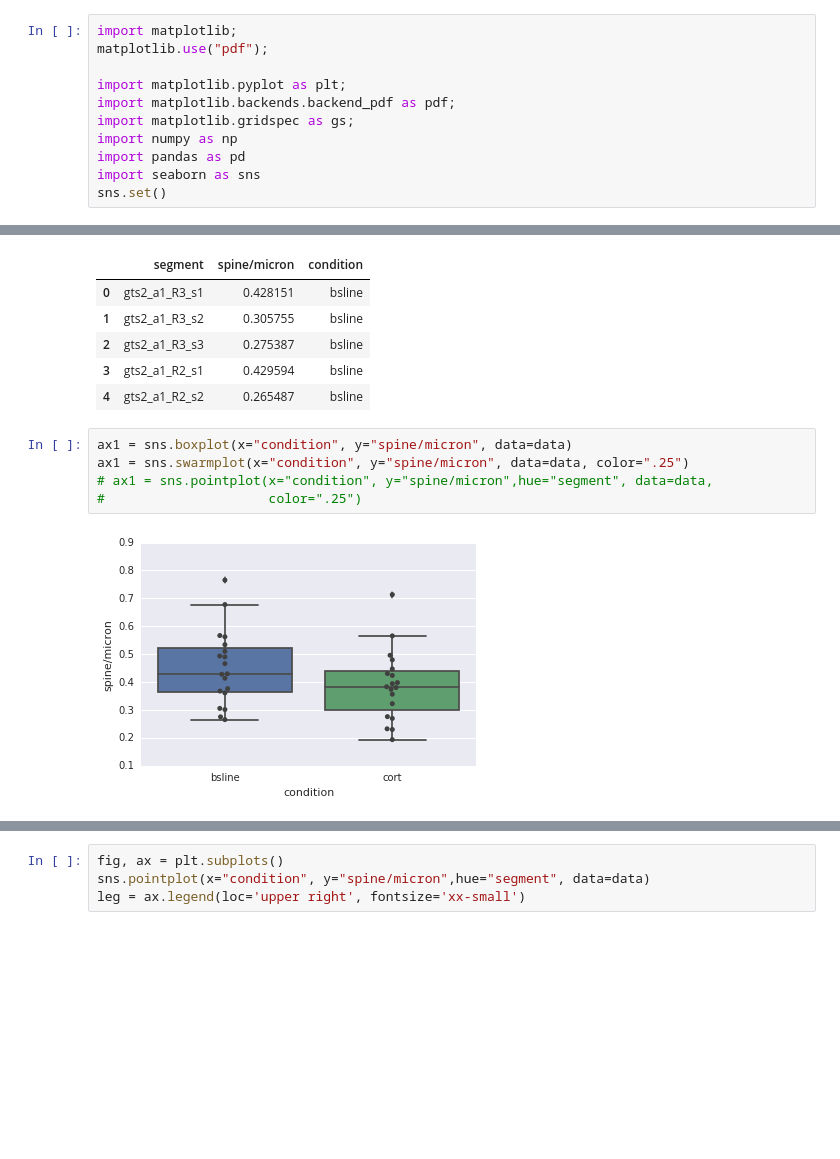
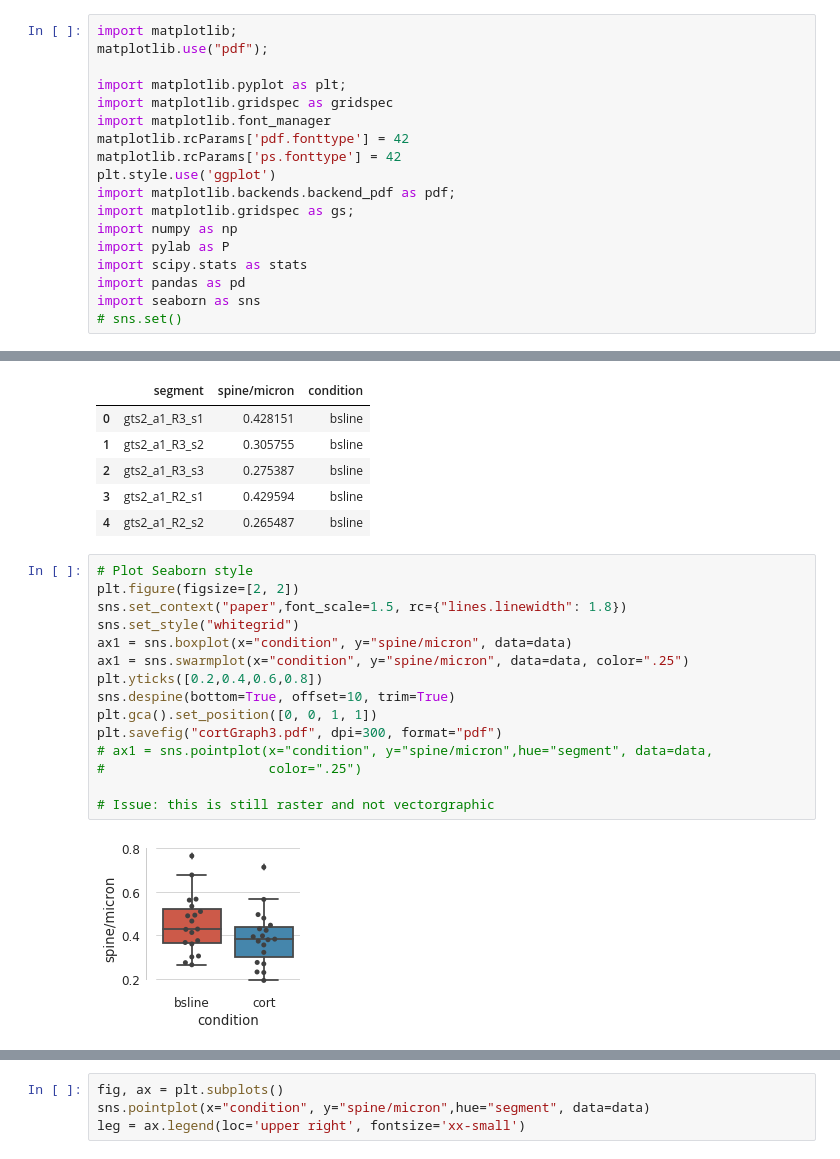
Before and after one commit to GergelyTuri/code, a Jupyter notebook: structuralDataPlotting.ipynb, the cells around one changed output, grey strips where cells are left out. Drawn from its saved outputs; the diff is of its cells as text; blank space fills up the shorter version.

```diff
--- a/structuralDataPlotting.ipynb
+++ b/structuralDataPlotting.ipynb
@@ -5,9 +5,16 @@ import matplotlib;
 matplotlib.use("pdf");
 
 import matplotlib.pyplot as plt;
+import matplotlib.gridspec as gridspec
+import matplotlib.font_manager
+matplotlib.rcParams['pdf.fonttype'] = 42
+matplotlib.rcParams['ps.fonttype'] = 42
+plt.style.use('ggplot')
 import matplotlib.backends.backend_pdf as pdf;
 import matplotlib.gridspec as gs;
 import numpy as np
+import pylab as P
+import scipy.stats as stats
 import pandas as pd
 import seaborn as sns
-sns.set()
+# sns.set()
@@ -25,9 +51,19 @@ data.head()
 | 3 | gts2_a1_R2_s1 | 0.429594 | bsline |
 | 4 | gts2_a1_R2_s2 | 0.265487 | bsline |
 # %%
+# Plot Seaborn style
+plt.figure(figsize=[2, 2])
+sns.set_context("paper",font_scale=1.5, rc={"lines.linewidth": 1.8})
+sns.set_style("whitegrid")
 ax1 = sns.boxplot(x="condition", y="spine/micron", data=data)
 ax1 = sns.swarmplot(x="condition", y="spine/micron", data=data, color=".25")
+plt.yticks([0.2,0.4,0.6,0.8])
+sns.despine(bottom=True, offset=10, trim=True)
+plt.gca().set_position([0, 0, 1, 1])
+plt.savefig("cortGraph3.pdf", dpi=300, format="pdf")
 # ax1 = sns.pointplot(x="condition", y="spine/micron",hue="segment", data=data,
 #                     color=".25")
+
+# Issue: this is still raster and not vectorgraphic
 # %% [output]
-[figure, old version]
+[figure, new version]
```
Also changed, not shown: parts of 43 cells of this notebook, 5 other files.
